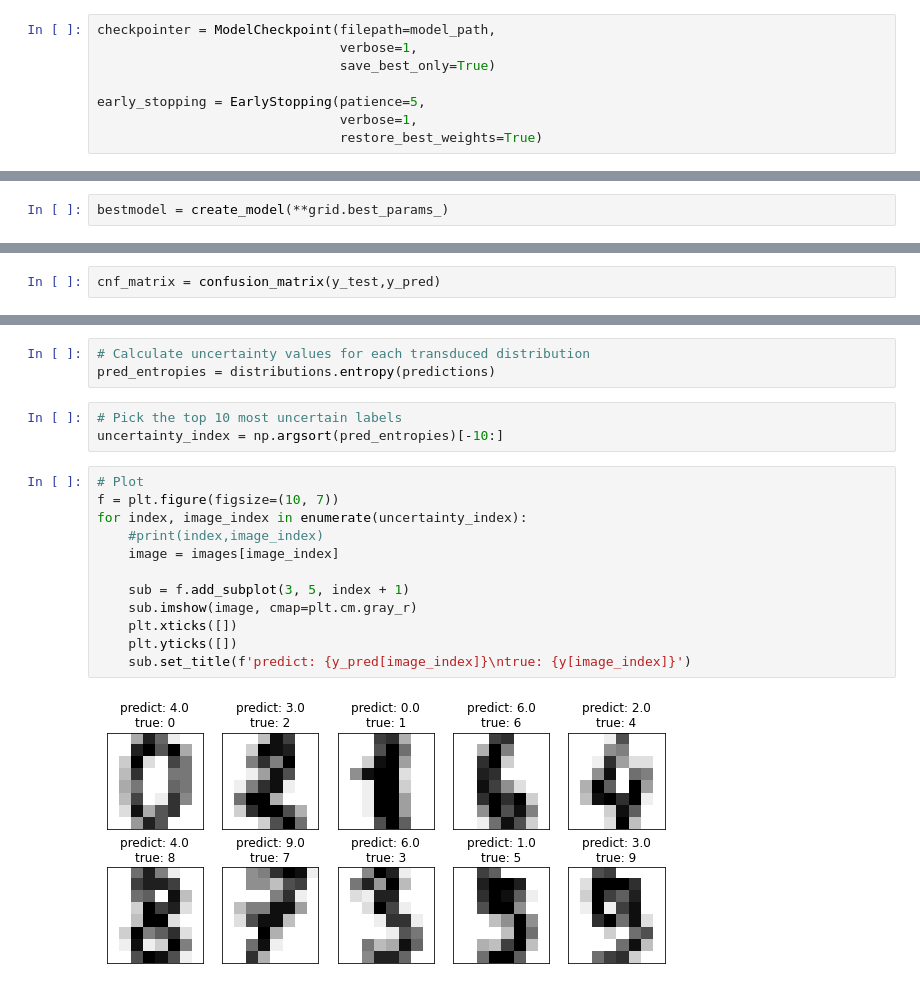
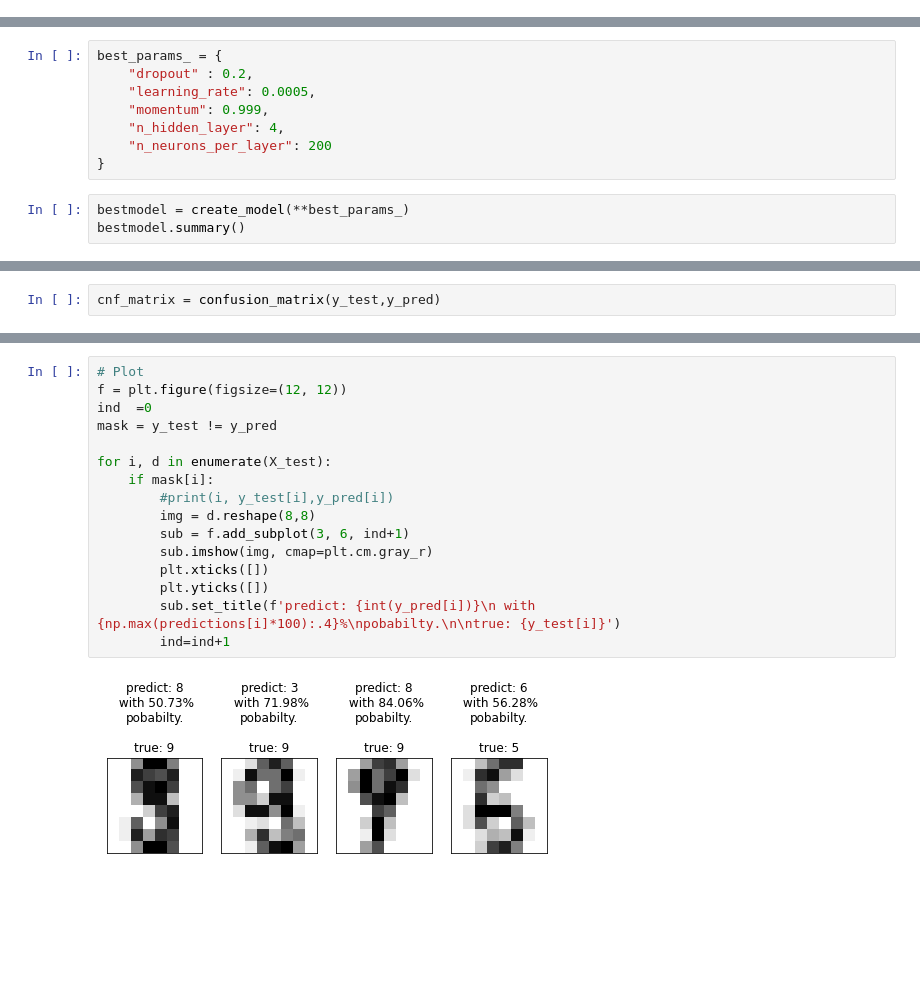
Before and after one commit to j4yj03/Uni, a Jupyter notebook: python/ann/ann_digit_544131.ipynb, the cells around one changed output, grey strips where cells are left out. Drawn from its saved outputs; the diff is of its cells as text; blank space fills up the shorter version.

```diff
--- a/python/ann/ann_digit_544131.ipynb
+++ b/python/ann/ann_digit_544131.ipynb
@@ -217,9 +236 @@ model.summary()
-# %%
-checkpointer = ModelCheckpoint(filepath=model_path,
-                               verbose=1,
-                               save_best_only=True)
-
-early_stopping = EarlyStopping(patience=5,
-                               verbose=1,
-                               restore_best_weights=True)
 # %%
@@ -296,2 +274,11 @@ _________________________________________________________________
+# %%
+best_params_ = {
+    "dropout" : 0.2,
+    "learning_rate": 0.0005,
+    "momentum": 0.999,
+    "n_hidden_layer": 4,
+    "n_neurons_per_layer": 200
+}
 # %%
-bestmodel = create_model(**grid.best_params_)
+bestmodel = create_model(**best_params_)
+bestmodel.summary()
@@ -361,20 +372,18 @@ weighted avg       0.98      0.98      0.98       359
-# %%
-# Calculate uncertainty values for each transduced distribution
-pred_entropies = distributions.entropy(predictions)
-# %%
-# Pick the top 10 most uncertain labels
-uncertainty_index = np.argsort(pred_entropies)[-10:]
 # %%
 # Plot
-f = plt.figure(figsize=(10, 7))
-for index, image_index in enumerate(uncertainty_index):
-    #print(index,image_index)
-    image = images[image_index]
+f = plt.figure(figsize=(12, 12))
+ind  =0
+mask = y_test != y_pred
 
-    sub = f.add_subplot(3, 5, index + 1)
-    sub.imshow(image, cmap=plt.cm.gray_r)
-    plt.xticks([])
-    plt.yticks([])
-    sub.set_title(f'predict: {y_pred[image_index]}\ntrue: {y[image_index]}')
+for i, d in enumerate(X_test):
+    if mask[i]:
+        #print(i, y_test[i],y_pred[i])
+        img = d.reshape(8,8)
+        sub = f.add_subplot(3, 6, ind+1)
+        sub.imshow(img, cmap=plt.cm.gray_r)
+        plt.xticks([])
+        plt.yticks([])
+        sub.set_title(f'predict: {int(y_pred[i])}\n with {np.max(predictions[i]*100):.4}%\npobabilty.\n\ntrue: {y_test[i]}')
+        ind=ind+1
 # %% [output]
-[figure, old version]
+[figure, new version]
```
Also changed, not shown: parts of 17 cells of this notebook, 17 other files.
